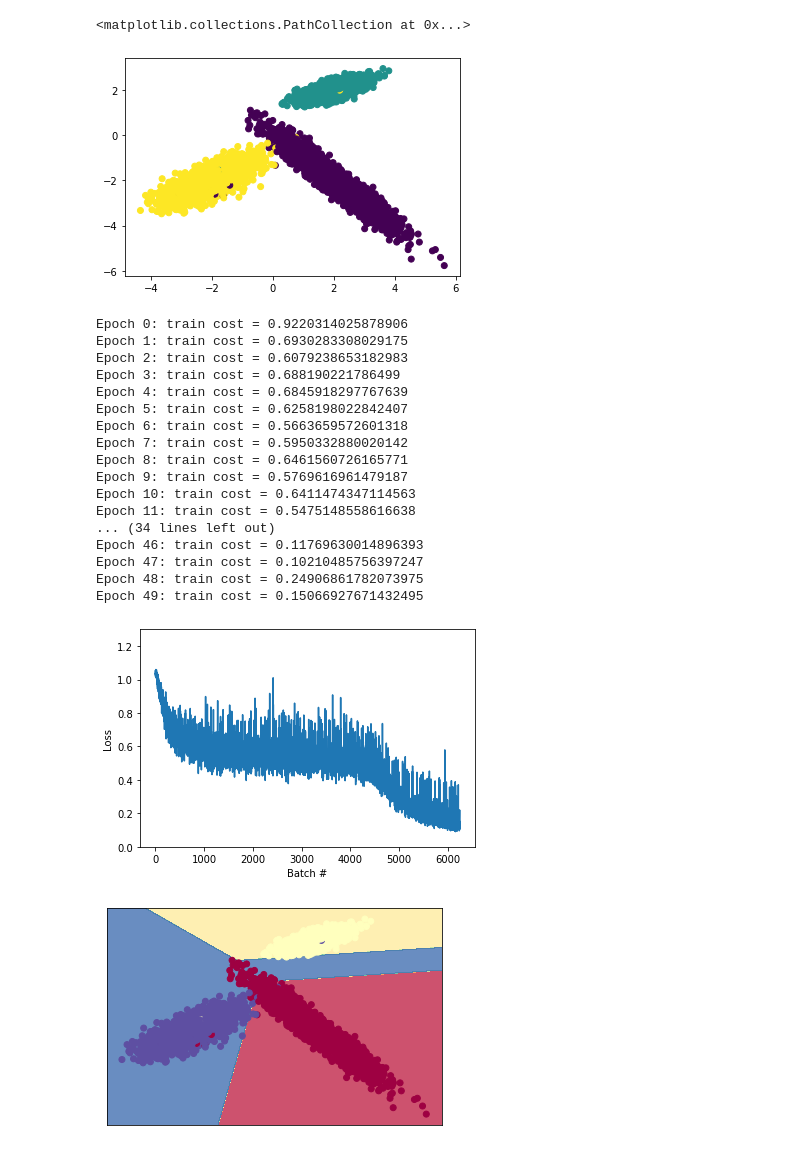
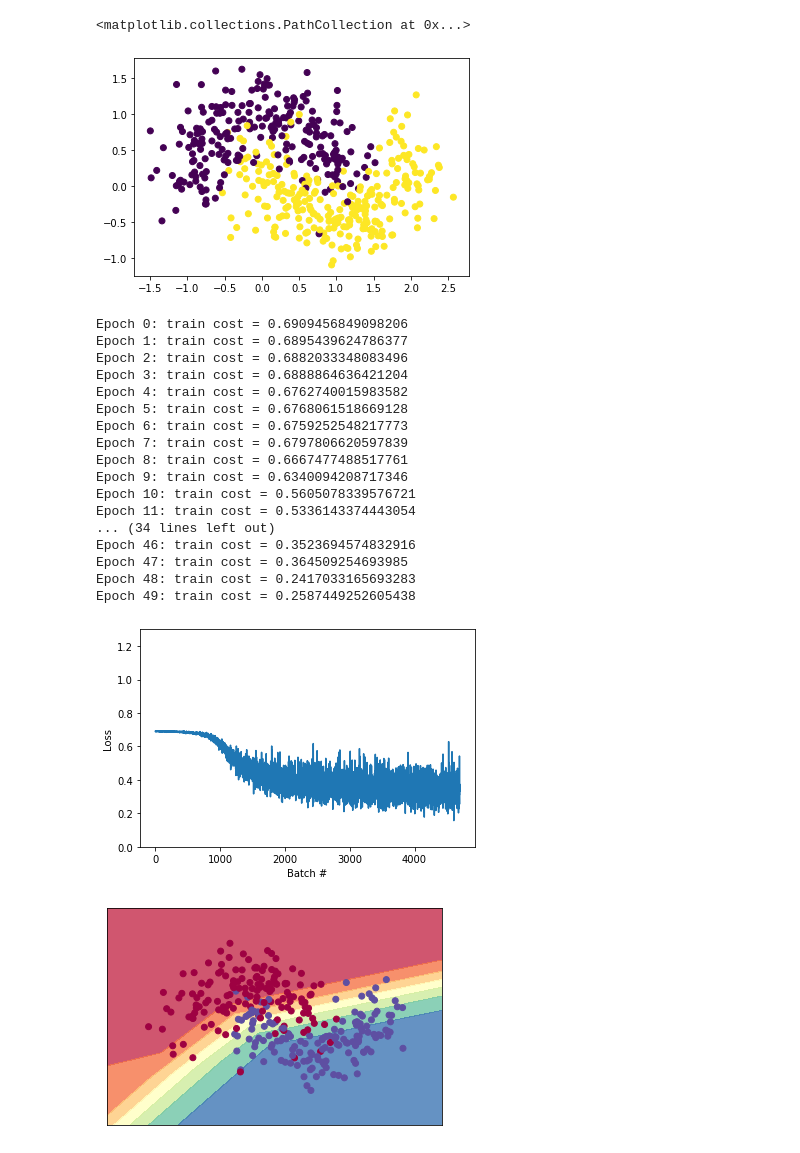
Before and after one commit to Ohorodnik/NN-framework, a Jupyter notebook: GradientDescent.ipynb, the cells around one changed output. Cells and saved outputs as stored; diff of their text form; code cells hidden in the pictures.

```diff
--- a/GradientDescent.ipynb
+++ b/GradientDescent.ipynb
@@ -24,68 +10,60 @@ X, Y = datasets.make_classification(
 # %%
-X_train, X_test, Y_train, Y_test = train_test_split(
-    X,
-    Y,
-    test_size=0.2,
-    random_state=1
-)
-Y_train_ = Y_train
-Y_train = lb.fit_transform(Y_train)
+X, Y = datasets.make_moons(n_samples=6_000, noise=0.3, random_state=0)
 
 dataset = tf.data.Dataset.from_tensor_slices(
-    (tf.cast(X_train, dtype=tf.float32), tf.cast(Y_train, dtype=tf.int32))
-    ).shuffle(X_train.shape[0]).batch(64)
+    (tf.cast(X, dtype=tf.float32), tf.cast(Y, dtype=tf.int32))
+    ).shuffle(X.shape[0]).batch(64)
 # %%
-plt.scatter(X_train[:, 0], X_train[:, 1], c=Y_train_.ravel())
+plt.scatter(X[:500, 0], X[:500, 1], c=Y[:500].ravel())
 # %% [output]
 <matplotlib.collections.PathCollection at 0x...>
-[figure, old version]
+[figure, new version]
 # %%
 tf.random.set_seed(42)
 
+loss = tf.keras.losses.BinaryCrossentropy()
+
 dataset = tf.data.Dataset.from_tensor_slices(
-    (tf.cast(X_train, dtype=tf.float32), tf.cast(Y_train, dtype=tf.int32))
-    ).shuffle(X_train.shape[0]).batch(64)
-
-loss = tf.keras.losses.CategoricalCrossentropy()
-gradient_descent = tf.keras.optimizers.SGD(learning_rate=0.01)
+    (tf.cast(X, dtype=tf.float32), tf.cast(Y, dtype=tf.int32))
+    ).shuffle(X.shape[0]).batch(64)
 
 inputs = tf.keras.Input(shape=(2,))
 x = tf.keras.layers.Dense(3, activation='relu')(inputs)
 x = tf.keras.layers.Dense(3, activation='relu')(x)
 x = tf.keras.layers.Dense(3, activation='relu')(x)
-outputs = tf.keras.layers.Dense(3, activation='softmax')(x)
+outputs = tf.keras.layers.Dense(1, activation='sigmoid')(x)
 
 clf = tf.keras.Model(inputs=inputs, outputs=outputs)
 
 train(
     NN=clf,
     dataset=dataset,
     loss=loss,
-    optimizer=gradient_descent,
+    optimizer=tf.keras.optimizers.SGD(),
     epochs=50
 )
 
-plot_decision(clf, X_train, Y_train_)
+plot_decision(clf, X, Y)
 # %% [output]
-Epoch 0: train cost = 0.9220314025878906
-Epoch 1: train cost = 0.6930283308029175
-Epoch 2: train cost = 0.6079238653182983
-Epoch 3: train cost = 0.688190221786499
-Epoch 4: train cost = 0.6845918297767639
-Epoch 5: train cost = 0.6258198022842407
-Epoch 6: train cost = 0.5663659572601318
-Epoch 7: train cost = 0.5950332880020142
-Epoch 8: train cost = 0.6461560726165771
-Epoch 9: train cost = 0.5769616961479187
-Epoch 10: train cost = 0.6411474347114563
-Epoch 11: train cost = 0.5475148558616638
+Epoch 0: train cost = 0.6909456849098206
+Epoch 1: train cost = 0.6895439624786377
+Epoch 2: train cost = 0.6882033348083496
+Epoch 3: train cost = 0.6888864636421204
+Epoch 4: train cost = 0.6762740015983582
+Epoch 5: train cost = 0.6768061518669128
+Epoch 6: train cost = 0.6759252548217773
+Epoch 7: train cost = 0.6797806620597839
+Epoch 8: train cost = 0.6667477488517761
+Epoch 9: train cost = 0.6340094208717346
+Epoch 10: train cost = 0.5605078339576721
+Epoch 11: train cost = 0.5336143374443054
 ... (34 lines left out)
-Epoch 46: train cost = 0.11769630014896393
-Epoch 47: train cost = 0.10210485756397247
-Epoch 48: train cost = 0.24906861782073975
-Epoch 49: train cost = 0.15066927671432495
+Epoch 46: train cost = 0.3523694574832916
+Epoch 47: train cost = 0.364509254693985
+Epoch 48: train cost = 0.2417033165693283
+Epoch 49: train cost = 0.2587449252605438
-[figure, old version]
+[figure, new version]
-[figure, old version]
+[figure, new version]
 # %%
 tf.random.set_seed(42)
 
```
Also changed, not shown: parts of 9 cells of this notebook, 14 other files.
